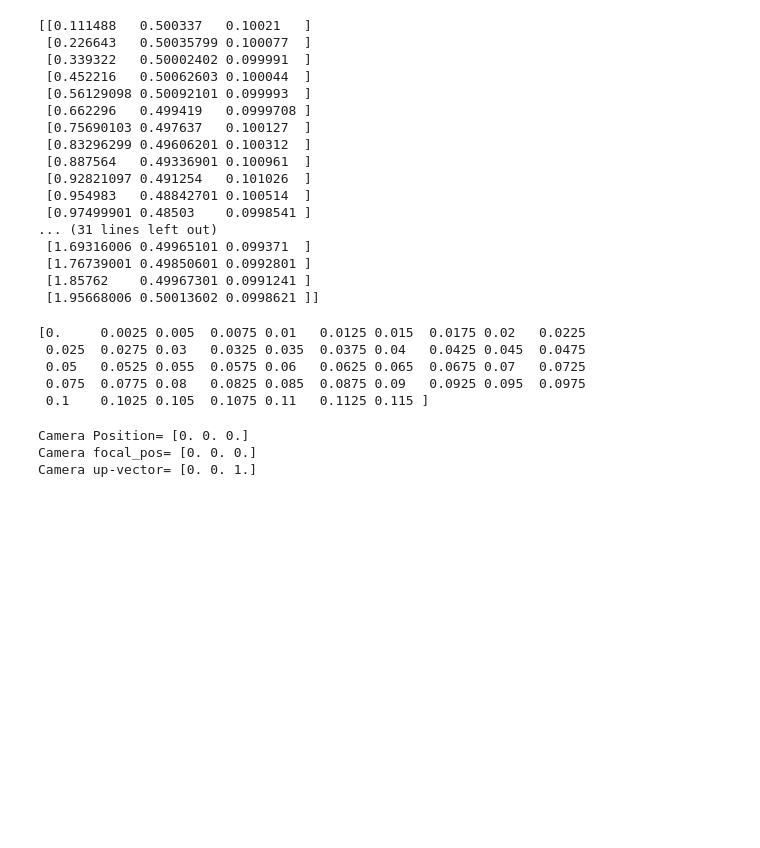
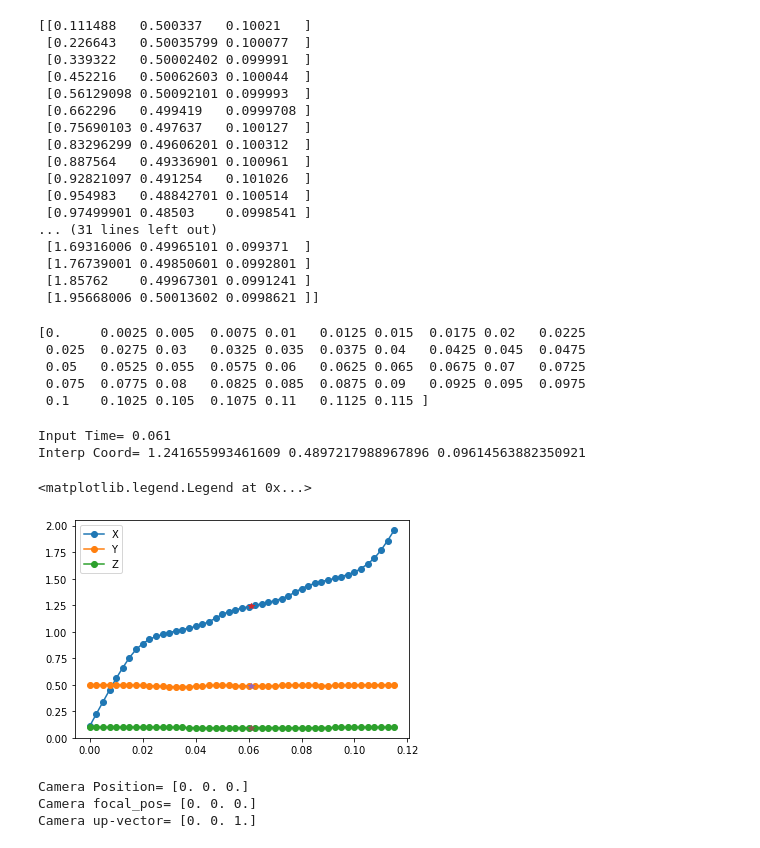
Before and after one commit to BinWang0213/PoreAnime, a Jupyter notebook: examples/CylinderFlow/CameraInterp.ipynb, the cells around one changed output. Saved outputs shown, nothing was run; the diff lists cells and outputs as text; code cells hidden in the pictures; blank space fills up the shorter version.

```diff
--- a/examples/CylinderFlow/CameraInterp.ipynb
+++ b/examples/CylinderFlow/CameraInterp.ipynb
@@ -75,0 +104,45 @@ print(Times)
+# %%
+def interpX(time_input, Times, X_coord):
+    #print('Time input=',time_input)
+    #print('Times=',Times[0:5])
+    #print('CoordX=',X_coord[0:5])
+
+    #find interval
+    for i in range(len(Times)-1):
+        start_time,start_coord=Times[i],X_coord[i]
+        end_time,end_coord=Times[i+1],X_coord[i+1]
+        #print('Index',(i,i+1),
+        #      'TimeInterval', (start_time,end_time),
+        #      'EndPts', (start_coord,end_coord) )
+        if (time_input>start_time and time_input<=end_time): #we are in i-th interval
+            #print("We are in the interval",i+1)
+            gradient = (end_coord-start_coord)/(end_time-start_time)
+            interp_coord = start_coord + gradient*(time_input-start_time)
+
+    return interp_coord
+# %%
+X_coords,Y_coords,Z_coords=Coords[:,0],Coords[:,1],Coords[:,2]
+
+time_input=0.061
+x_interp=interpX(time_input, Times, X_coords)
+y_interp=interpX(time_input, Times, Y_coords)
+z_interp=interpX(time_input, Times, Z_coords)
+
+print("Input Time=",time_input)
+print('Interp Coord=',x_interp,y_interp,z_interp)
+# %% [output]
+Input Time= 0.061
+Interp Coord= 1.241655993461609 0.4897217988967896 0.09614563882350921
+# %%
+plt.plot(Times,X_coords,'o-')
+plt.plot(Times,Y_coords,'o-')
+plt.plot(Times,Z_coords,'o-')
+
+plt.plot(time_input,x_interp,'*')
+plt.plot(time_input,y_interp,'*')
+plt.plot(time_input,z_interp,'*')
+plt.legend(['X','Y','Z'])
+#print(x)
+# %% [output]
+<matplotlib.legend.Legend at 0x...>
+[figure, added]
```
Also changed, not shown: parts of 6 cells of this notebook.
